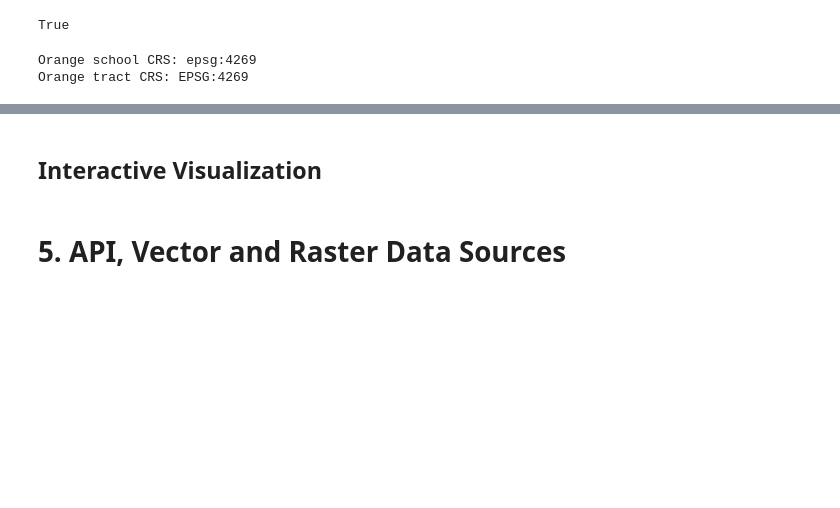
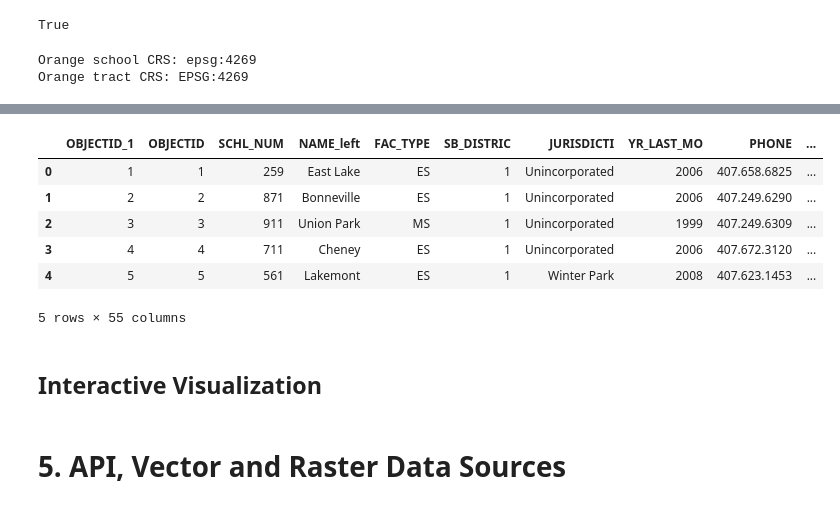
Before and after one commit to meiqingli/PAD-6716, a Jupyter notebook: PAD_6716_Python_Geospatial_Demo.ipynb, the cells around one changed output, grey strips where cells are left out. Saved outputs shown, nothing was run; the diff lists cells and outputs as text; code cells hidden in the pictures; blank space fills up the shorter version.

```diff
--- a/PAD_6716_Python_Geospatial_Demo.ipynb
+++ b/PAD_6716_Python_Geospatial_Demo.ipynb
@@ -403,0 +530,7 @@ Orange tract CRS: EPSG:4269
+# %%
+# Left join keeps all tracts and the ACS data for those tracts
+schools_jointracts = schools_jointracts.merge(income_df,
+                                        left_on='GEOID_Data',
+                                        right_on='GEOID',
+                                        how='left')
+schools_jointracts.head(2)
@@ -404,3 +564,15 @@ Orange tract CRS: EPSG:4269
+# %%
+# number of lower-income households (< $30,000)
+schools_jointracts['lower_income'] = schools_jointracts['B19001e2'] + schools_jointracts['B19001e3'] + schools_jointracts['B19001e4'] + schools_jointracts['B19001e5'] + schools_jointracts['B19001e6']
+schools_jointracts.head()
+# %% [output]
+|  | OBJECTID_1 | OBJECTID | SCHL_NUM | NAME_left | FAC_TYPE | SB_DISTRIC | JURISDICTI | YR_LAST_MO | PHONE | ... |
+| 0 | 1 | 1 | 259 | East Lake | ES | 1 | Unincorporated | 2006 | 407.658.6825 | ... |
+| 1 | 2 | 2 | 871 | Bonneville | ES | 1 | Unincorporated | 2006 | 407.249.6290 | ... |
+| 2 | 3 | 3 | 911 | Union Park | MS | 1 | Unincorporated | 1999 | 407.249.6309 | ... |
+| 3 | 4 | 4 | 711 | Cheney | ES | 1 | Unincorporated | 2006 | 407.672.3120 | ... |
+| 4 | 5 | 5 | 561 | Lakemont | ES | 1 | Winter Park | 2008 | 407.623.1453 | ... |
+5 rows × 55 columns
 # %% [markdown]
 ## Interactive Visualization
 # %% [markdown]
```
Also changed, not shown: parts of 19 cells of this notebook.
